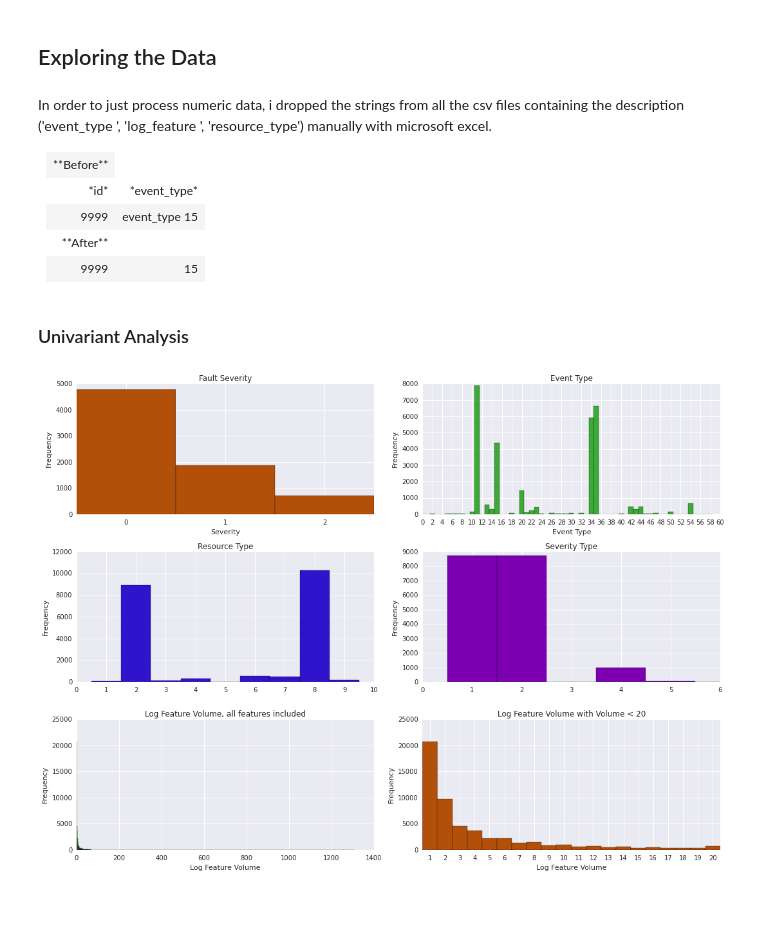
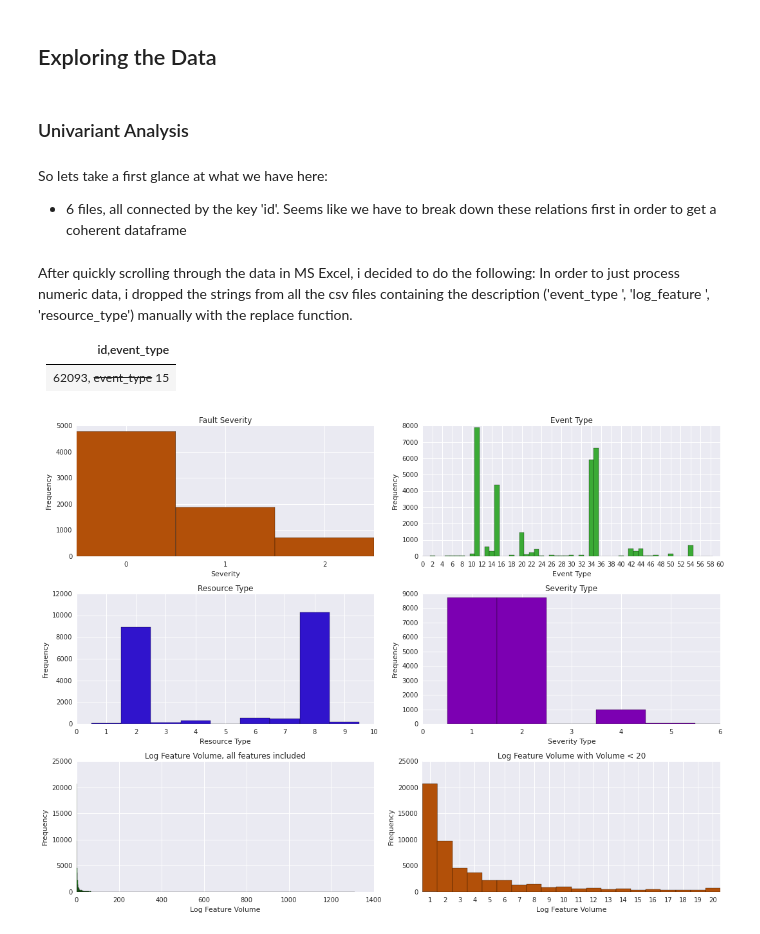
Before and after one commit to mlasy/Machine-Learning-Nanodegree-Udacity, a Jupyter notebook: capstone/Capstone_Project_Telstra.ipynb, the cells around one changed output. Drawn from its saved outputs; the diff is of its cells as text; code cells hidden in the pictures; blank space fills up the shorter version.

```diff
--- a/capstone/Capstone_Project_Telstra.ipynb
+++ b/capstone/Capstone_Project_Telstra.ipynb
@@ -23,16 +20,20 @@ from scipy.stats import gaussian_kde
 # %% [markdown]
 ## Exploring the Data
+# %% [markdown]
+### Univariant Analysis
+# %% [markdown]
+So lets take a first glance at what we have here:
+
+- 6 files, all connected by the key 'id'. Seems like we have to break down these relations first in order to get a coherent dataframe
 # %% [markdown]
-In order to just process numeric data, i dropped the strings from all the csv files containing the description ('event_type ', 'log_feature ', 'resource_type') manually with microsoft excel.
+After quickly scrolling through the data in MS Excel, i decided to do the following:
+In order to just process numeric data, i dropped the strings from all the csv files containing the description ('event_type ', 'log_feature ', 'resource_type') manually with the replace function.
 
 
-<table style="width:20%", align ="left">
-<tr><td>**Before**</td></tr>
-<tr><td>*id*</td><td style = "width:60%" >*event_type*</td></tr>
-<tr><td>9999</td><td >event_type 15</td></tr>
-<tr><td>**After**</td></tr>
-<tr><td>9999</td><td >15</td></tr>
-</table>
+
+| id,event_type  	|
+|:-:	|
+|62093, ~~event_type~~ 15   	|
 # %%
 train = pd.read_csv("Telstra/train.csv")
 events = pd.read_csv("Telstra/event_type.csv")
@@ -40,8 +41,6 @@ log_feature = pd.read_csv("Telstra/log_feature.csv")
 resources = pd.read_csv("Telstra/resource_type.csv")
 test = pd.read_csv("Telstra/test.csv")
 severity = pd.read_csv("Telstra/severity_type.csv")
-# %% [markdown]
-### Univariant Analysis
 # %%
 fig = plt.figure(figsize=(15,11))
 
@@ -67,35 +66,38 @@ ax2.xaxis.set_major_locator(plt.MaxNLocator(30))
 ax3 = fig.add_subplot(323)
 ax3.set_title('Resource Type')
 ax3.set_ylabel('Frequency')
+ax3.set_xlabel('Resource Type')
 ax3.hist(resources.resource_type, bins=np.arange(11)-0.5, color = '#3014CC')
 ax3.xaxis.set_major_locator(plt.MaxNLocator(10))
 
 #Severity Type
 ax4 = fig.add_subplot(324)
 ax4.set_title('Severity Type')
 ax4.set_ylabel('Frequency')
+ax4.set_xlabel('Severity Type')
 ax4.hist(severity.severity_type, bins=np.arange(10)-0.5, color = '#7C00B2')
 
 #Log Feature (All Datapoints)
 ax5 = fig.add_subplot(325)
 ax5.set_title('Log Feature Volume, all features included')
 ax5.set_xlabel('Log Feature Volume')
 ax5.set_ylabel('Frequency')
 ax5.hist(log_feature.volume,bins=np.arange(log_feature.volume.min(), log_feature.volume.max()+1), align='left',color='#3baa36')
 
 #Log Feature (All Datapoints)
 ax6 = fig.add_subplot(326)
 ax6.set_title('Log Feature Volume with Volume < 20')
 ax6.set_xlabel('Log Feature Volume')
 ax6.set_ylabel('Frequency')
 ax6.set_xticks(range(21))
 ax6.hist(log_feature.volume, bins=np.arange(log_feature.volume.min(), 22), align='left',color='#B25009')
 
 #Display the figure
 plt.tight_layout()
 sns.plt.show()
+fig.savefig('fig.png')
 # %% [output]
-[figure, old version]
+[figure, new version]
 # %% [markdown]
 Our trainset shows the reports of 7381 incidents in total. Here is what i found out after graphing some of the data.
 
```
Also changed, not shown: parts of 21 cells of this notebook, 11 other files.
